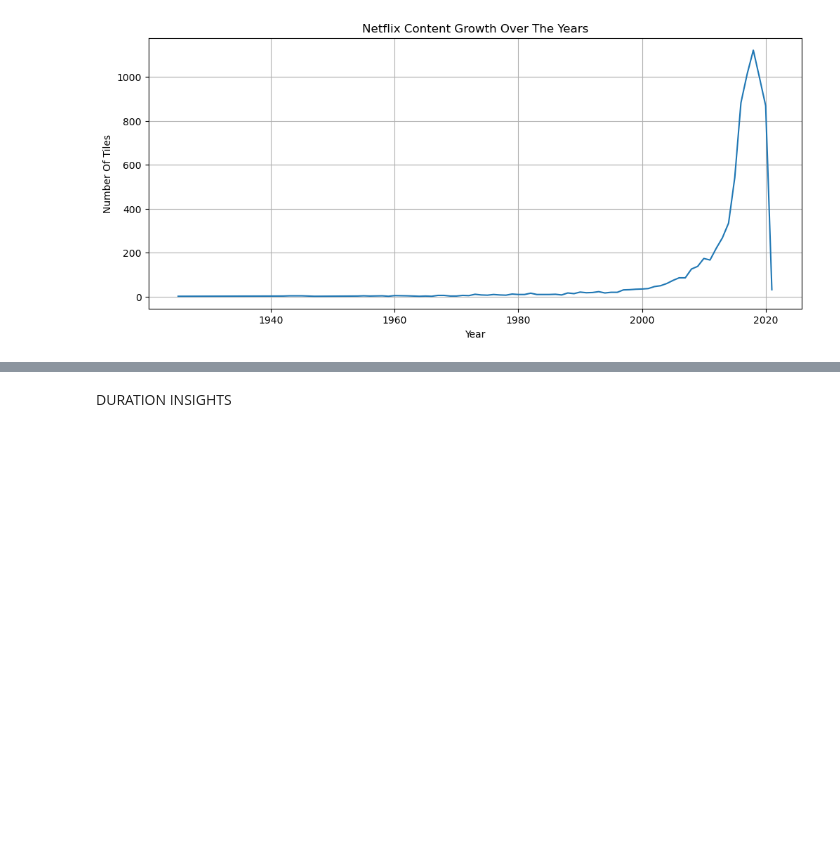
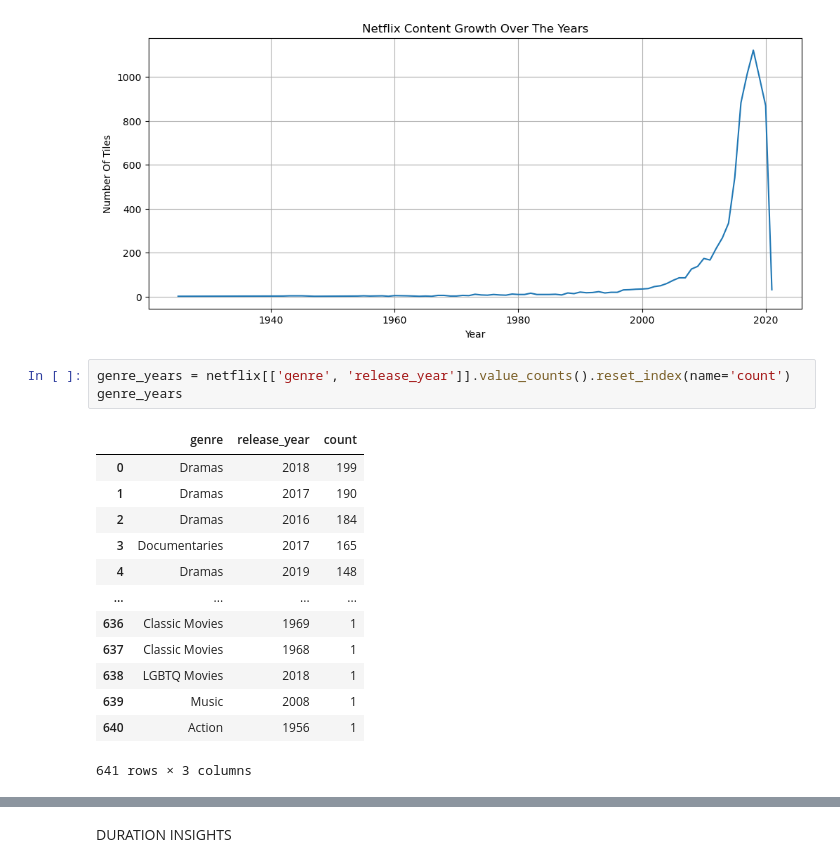
Before and after one commit to Emigbanam/PythonData-Science-Practice-Repository, a Jupyter notebook: Netflix Test.ipynb, the cells around one changed output, grey strips where cells are left out. Cells and saved outputs as stored; diff of their text form; blank space fills up the shorter version.

```diff
--- a/Netflix Test.ipynb
+++ b/Netflix Test.ipynb
@@ -126,3 +126,20 @@ plt.grid()
 plt.show()
 # %% [output]
 [figure]
+# %%
+genre_years = netflix[['genre', 'release_year']].value_counts().reset_index(name='count')
+genre_years
+# %% [output]
+|  | genre | release_year | count |
+| 0 | Dramas | 2018 | 199 |
+| 1 | Dramas | 2017 | 190 |
+| 2 | Dramas | 2016 | 184 |
+| 3 | Documentaries | 2017 | 165 |
+| 4 | Dramas | 2019 | 148 |
+| ... | ... | ... | ... |
+| 636 | Classic Movies | 1969 | 1 |
+| 637 | Classic Movies | 1968 | 1 |
+| 638 | LGBTQ Movies | 2018 | 1 |
+| 639 | Music | 2008 | 1 |
+| 640 | Action | 1956 | 1 |
+641 rows × 3 columns
```
Also changed, not shown: parts of 3 cells of this notebook.
